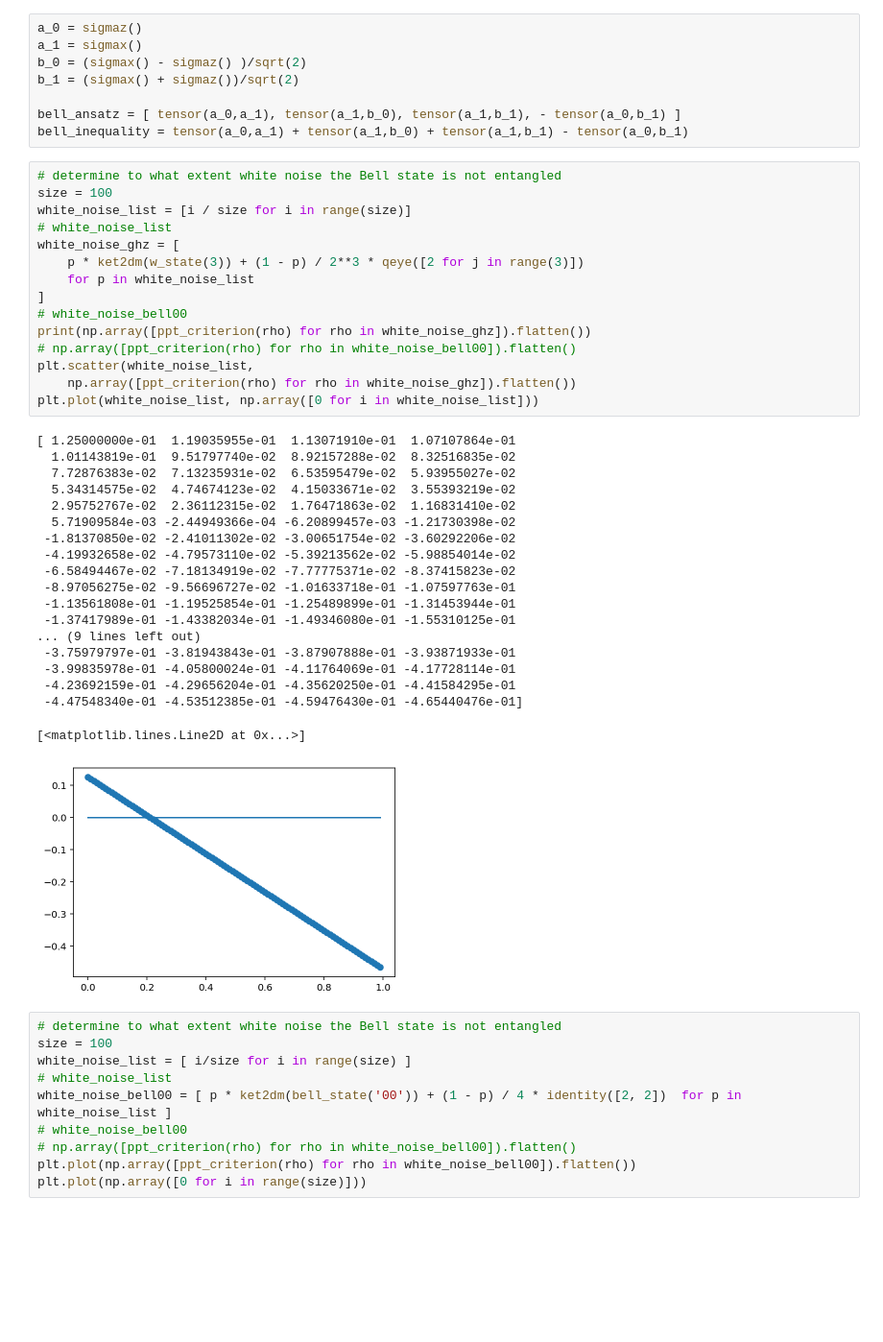
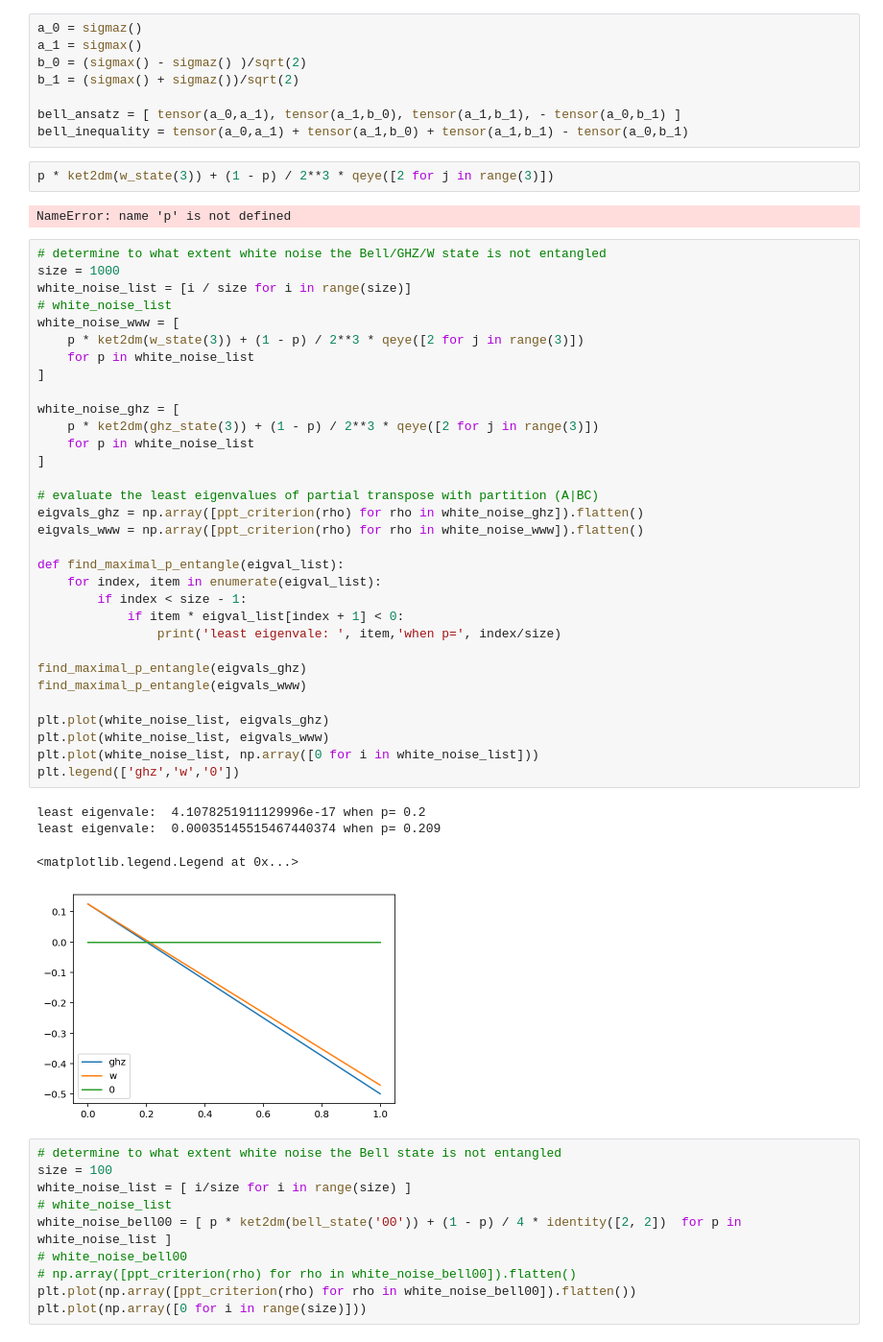
Before and after one commit to Jue-Xu/Entanglement-Witness, a Jupyter notebook: Code/Entangle.ipynb, the cells around one changed output. Shown: that part at 96% size. Drawn from its saved outputs; the diff is of its cells as text; blank space fills up the shorter version.

```diff
--- a/Code/Entangle.ipynb
+++ b/Code/Entangle.ipynb
@@ -127,41 +127,47 @@ b_1 = (sigmax() + sigmaz())/sqrt(2)
 
 bell_ansatz = [ tensor(a_0,a_1), tensor(a_1,b_0), tensor(a_1,b_1), - tensor(a_0,b_1) ]
 bell_inequality = tensor(a_0,a_1) + tensor(a_1,b_0) + tensor(a_1,b_1) - tensor(a_0,b_1)
+# %%
+p * ket2dm(w_state(3)) + (1 - p) / 2**3 * qeye([2 for j in range(3)])
+# %% [output]
+NameError: name 'p' is not defined
 # %%
-# determine to what extent white noise the Bell state is not entangled
-size = 100
+# determine to what extent white noise the Bell/GHZ/W state is not entangled
+size = 1000
 white_noise_list = [i / size for i in range(size)]
 # white_noise_list
-white_noise_ghz = [
+white_noise_www = [
     p * ket2dm(w_state(3)) + (1 - p) / 2**3 * qeye([2 for j in range(3)])
     for p in white_noise_list
 ]
-# white_noise_bell00
-print(np.array([ppt_criterion(rho) for rho in white_noise_ghz]).flatten())
-# np.array([ppt_criterion(rho) for rho in white_noise_bell00]).flatten()
-plt.scatter(white_noise_list,
-    np.array([ppt_criterion(rho) for rho in white_noise_ghz]).flatten())
+
+white_noise_ghz = [
+    p * ket2dm(ghz_state(3)) + (1 - p) / 2**3 * qeye([2 for j in range(3)])
+    for p in white_noise_list
+]
+
+# evaluate the least eigenvalues of partial transpose with partition (A|BC)
+eigvals_ghz = np.array([ppt_criterion(rho) for rho in white_noise_ghz]).flatten()
+eigvals_www = np.array([ppt_criterion(rho) for rho in white_noise_www]).flatten()
+
+def find_maximal_p_entangle(eigval_list):
+    for index, item in enumerate(eigval_list):
+        if index < size - 1:
+            if item * eigval_list[index + 1] < 0:
+                print('least eigenvale: ', item,'when p=', index/size)
+
+find_maximal_p_entangle(eigvals_ghz)
+find_maximal_p_entangle(eigvals_www)
+
+plt.plot(white_noise_list, eigvals_ghz)
+plt.plot(white_noise_list, eigvals_www)
 plt.plot(white_noise_list, np.array([0 for i in white_noise_list]))
+plt.legend(['ghz','w','0'])
 # %% [output]
-[ 1.25000000e-01  1.19035955e-01  1.13071910e-01  1.07107864e-01
-  1.01143819e-01  9.51797740e-02  8.92157288e-02  8.32516835e-02
-  7.72876383e-02  7.13235931e-02  6.53595479e-02  5.93955027e-02
-  5.34314575e-02  4.74674123e-02  4.15033671e-02  3.55393219e-02
-  2.95752767e-02  2.36112315e-02  1.76471863e-02  1.16831410e-02
-  5.71909584e-03 -2.44949366e-04 -6.20899457e-03 -1.21730398e-02
- -1.81370850e-02 -2.41011302e-02 -3.00651754e-02 -3.60292206e-02
- -4.19932658e-02 -4.79573110e-02 -5.39213562e-02 -5.98854014e-02
- -6.58494467e-02 -7.18134919e-02 -7.77775371e-02 -8.37415823e-02
- -8.97056275e-02 -9.56696727e-02 -1.01633718e-01 -1.07597763e-01
- -1.13561808e-01 -1.19525854e-01 -1.25489899e-01 -1.31453944e-01
- -1.37417989e-01 -1.43382034e-01 -1.49346080e-01 -1.55310125e-01
-... (9 lines left out)
- -3.75979797e-01 -3.81943843e-01 -3.87907888e-01 -3.93871933e-01
- -3.99835978e-01 -4.05800024e-01 -4.11764069e-01 -4.17728114e-01
- -4.23692159e-01 -4.29656204e-01 -4.35620250e-01 -4.41584295e-01
- -4.47548340e-01 -4.53512385e-01 -4.59476430e-01 -4.65440476e-01]
+least eigenvale:  4.1078251911129996e-17 when p= 0.2
+least eigenvale:  0.00035145515467440374 when p= 0.209
-[<matplotlib.lines.Line2D at 0x...>]
+<matplotlib.legend.Legend at 0x...>
-[figure, old version]
+[figure, new version]
 # %%
 # determine to what extent white noise the Bell state is not entangled
 size = 100
```
Also changed, not shown: 4 other files.
